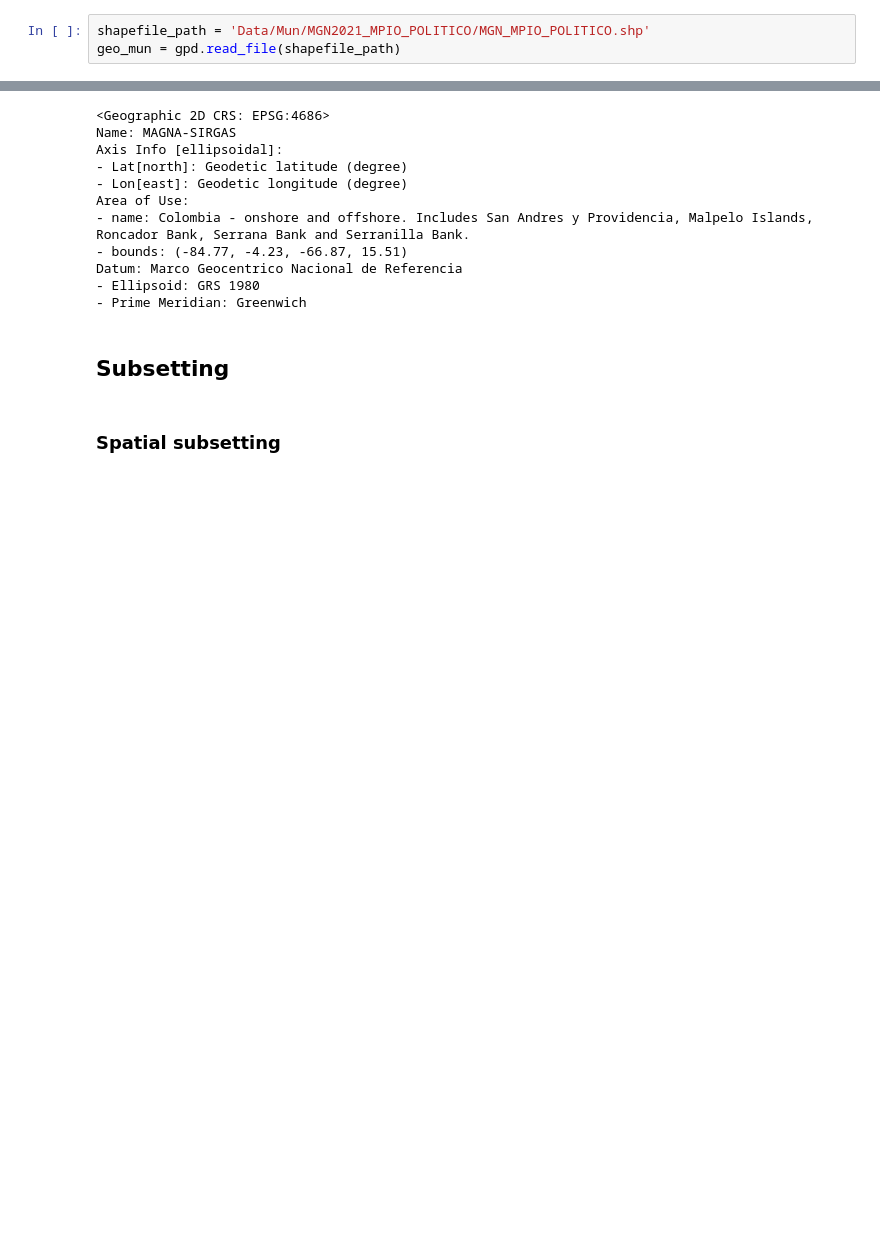
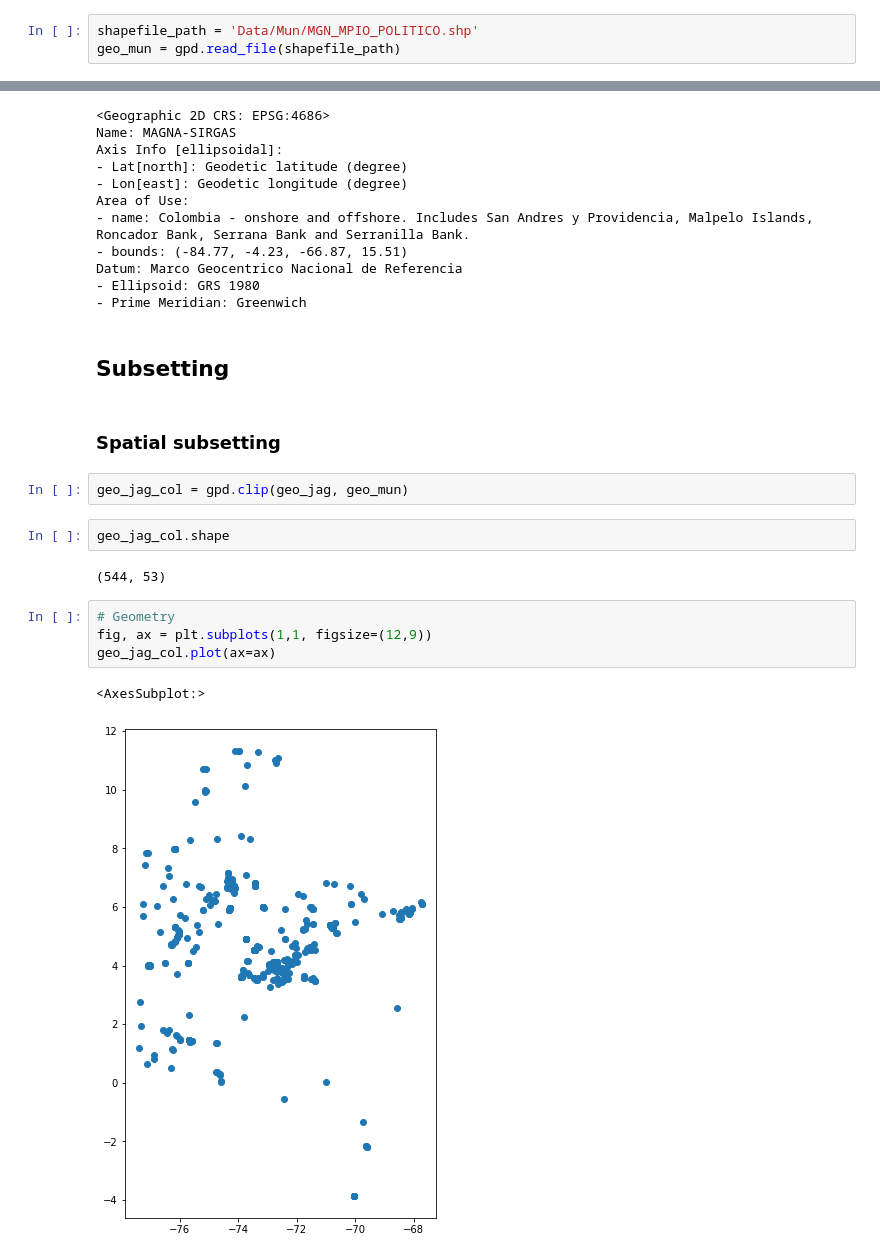
Before and after one commit to rpoandres/SE_Assessment, a Jupyter notebook: Main.ipynb, the cells around one changed output, grey strips where cells are left out. Cells and saved outputs as stored; diff of their text form; blank space fills up the shorter version.

Commit message:
Subsetting Colombia Data

```diff
--- a/Main.ipynb
+++ b/Main.ipynb
@@ -80,7 +81,7 @@ The municiplities data from Colombia is downloaded from the National Geostatisti
 
 Colombian municipalites data: [Shapefile](https://geoportal.dane.gov.co/descargas/mgn_2021/MGN2021_MPIO_POLITICO.rar)
 # %%
-shapefile_path = 'Data/Mun/MGN2021_MPIO_POLITICO/MGN_MPIO_POLITICO.shp'
+shapefile_path = 'Data/Mun/MGN_MPIO_POLITICO.shp'
 geo_mun = gpd.read_file(shapefile_path)
 # %%
 # Raw data reading
@@ -207,3 +208,16 @@ Datum: Marco Geocentrico Nacional de Referencia
 ## Subsetting
 # %% [markdown]
 ### Spatial subsetting
+# %%
+geo_jag_col = gpd.clip(geo_jag, geo_mun)
+# %%
+geo_jag_col.shape
+# %% [output]
+(544, 53)
+# %%
+# Geometry
+fig, ax = plt.subplots(1,1, figsize=(12,9))
+geo_jag_col.plot(ax=ax)
+# %% [output]
+<AxesSubplot:>
+[figure, added]
```
Also changed, not shown: parts of 2 cells of this notebook.
